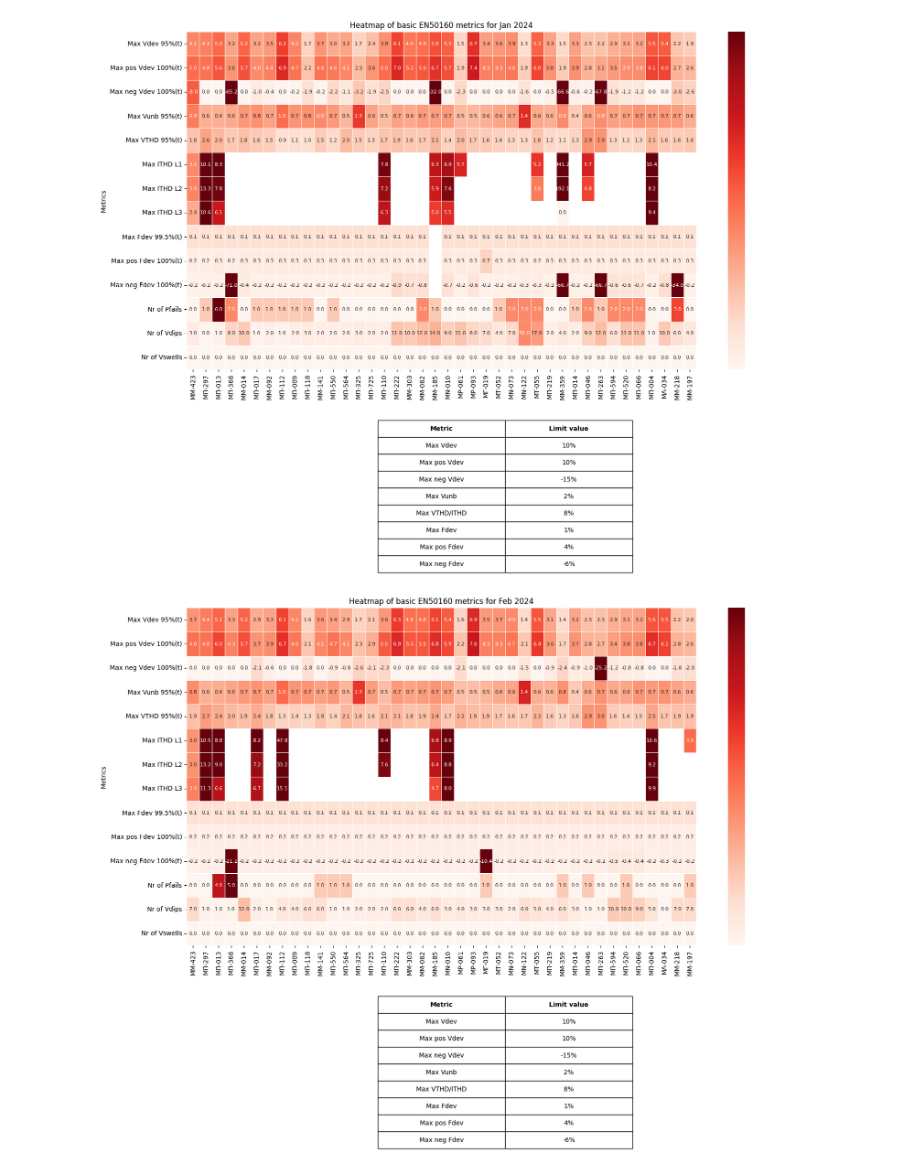
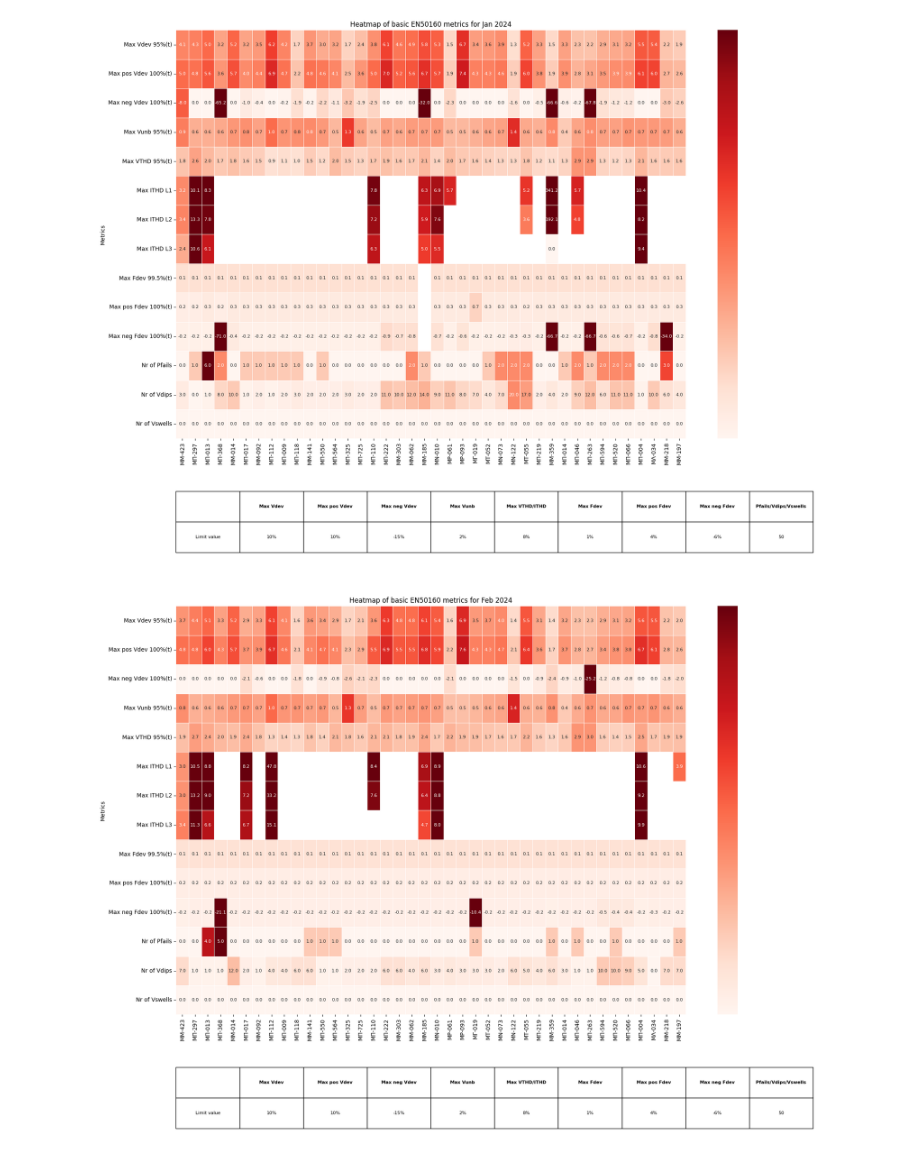
Before and after one commit to AimiliaPapagiannaki/thingsboard, a Jupyter notebook: mi6/HEDNOKPIs/heatmap_per_month.ipynb, the cells around one changed output. Cells and saved outputs as stored; diff of their text form; code cells hidden in the pictures.

```diff
--- a/mi6/HEDNOKPIs/heatmap_per_month.ipynb
+++ b/mi6/HEDNOKPIs/heatmap_per_month.ipynb
@@ -12,7 +12,8 @@ acceptable_ranges = {
     'Max VTHD/ITHD': '8%',
     'Max Fdev': '1%',
     'Max pos Fdev':'4%',
-    'Max neg Fdev':'-6%'
+    'Max neg Fdev':'-6%',
+    'Pfails/Vdips/Vswells':'50'
 }
 
 predefined_ranges = {
@@ -69,7 +70,7 @@ year = '2024'
 #         # print(non_na,non_na.min(),non_na.max())
 #         return (non_na - non_na.min()) / (non_na.max() - non_na.min())
 
-for month in ['Jan','Feb','Mar']:#,'Apr','May']:
+for month in ['Jan','Feb','Mar','Apr','May']:
     df = pd.read_excel('data/HEDNO_KPIs_EN50160_'+str(month)+'_'+str(2024)+'.xlsx', engine='openpyxl')
     df = df.loc[df['Distribution'].isna()]
     df = df.drop(['Installation','Distribution','Latitude','Longitude','Occurences of Frequency over limit','Occurences of Frequency under limit'],axis=1)
@@ -88,9 +89,9 @@ for month in ['Jan','Feb','Mar']:#,'Apr','May']:
                             'Max negative frequency deviation (100% of 10min intervals)':'Max neg Fdev 100%(t)',
                             'Nr. of Power Fails (outage)':'Nr of Pfails',
                             'Nr. of Voltage dips':'Nr of Vdips',
-                            'Nr. of Voltage swells':'Nr of Vswells',
+                            'Nr. of Voltage swells':'Nr of Vswells'
+                            })
 
-                            })
     df.replace('-', np.nan, inplace=True)
     metrics = df.columns.values
     df = df.T
@@ -110,42 +111,44 @@ for month in ['Jan','Feb','Mar']:#,'Apr','May']:
 
     # Plot heatmap
     # plt.figure(figsize=(14, 8))
-    fig, ax = plt.subplots(2, 1, figsize=(18, 14), gridspec_kw={'height_ratios': [6, 1]})
-    # heatmap = sns.heatmap(df_normalized, annot=df,annot_kws={'rotation': 90,'size':8}, fmt=".2f", cmap='Reds', mask=df.isnull(), ax=ax[0])
-    heatmap = sns.heatmap(df_normalized, annot=df,annot_kws={'size':8}, fmt=".1f", cmap='Reds', mask=df.isnull(), linewidths=0.5,ax=ax[0])
+    fig, ax = plt.subplots(2, 1, figsize=(18, 14), gridspec_kw={'height_ratios': [4, 1]})
+    # heatmap = sns.heatmap(df_normalized, annot=df,annot_kws={'rotation': 90,'size':8}, fmt=".1f", cmap='Reds', mask=df.isnull(), ax=ax[0])
+    heatmap = sns.heatmap(df_normalized, annot=df,annot_kws={'size':8}, fmt=".1f", cmap='Reds', mask=df.isnull(),linewidths=0.5,ax=ax[0])
     ax[0].set_title('Heatmap of basic EN50160 metrics for '+month+' '+year)
     ax[0].set_xlabel('')
     ax[0].set_ylabel('Metrics')
     # Remove the tick labels from the color bar
     colorbar = heatmap.collections[0].colorbar
     colorbar.set_ticks([])
 
     # Create a DataFrame for the acceptable ranges
     ranges_df = pd.DataFrame(list(acceptable_ranges.items()), columns=['Metric', 'Limit value'])
-
+    ranges_df = ranges_df.set_index('Metric').T.reset_index().rename(columns={'index':''})
     # Hide the second subplot's axes
     ax[1].axis('off')
 
     # Create a table below the heatmap
     table = ax[1].table(cellText=ranges_df.values, colLabels=ranges_df.columns, cellLoc='center', loc='center')
 
     # Adjust layout to make room for the table
-    plt.subplots_adjust(hspace=0.5)
+    plt.subplots_adjust(hspace=0.3)
     # plt.subplots_adjust(left=0.1, right=0.9, top=0.9, bottom=0.1, hspace=0.5)
 
     # Make column names bold and fit the contents
     table.auto_set_font_size(False)
     table.set_fontsize(10)
     # Manually set the column widths
     for (i, j), cell in table.get_celld().items():
         if i == 0:
             cell.set_text_props(weight='bold')
-        cell.set_fontsize(10)
-        cell.set_width(0.2)
+        cell.set_fontsize(8)
+        cell.set_width(0.1)
         cell.set_height(0.3)
     plt.gca().set_aspect('auto')
-    plt.savefig('figures/heatmapEN50160_'+month+'_'+year+'.png', dpi=300)
-    # plt.show()
+    plt.tight_layout()
+
+    # plt.savefig('figures/heatmapEN50160_'+month+'_'+year+'.png', dpi=300)
+    plt.show()
 # %% [output]
-[figure, old version]
+[figure, new version]
-[figure, old version]
+[figure, new version]
```
Also changed, not shown: parts of 3 cells of this notebook.
